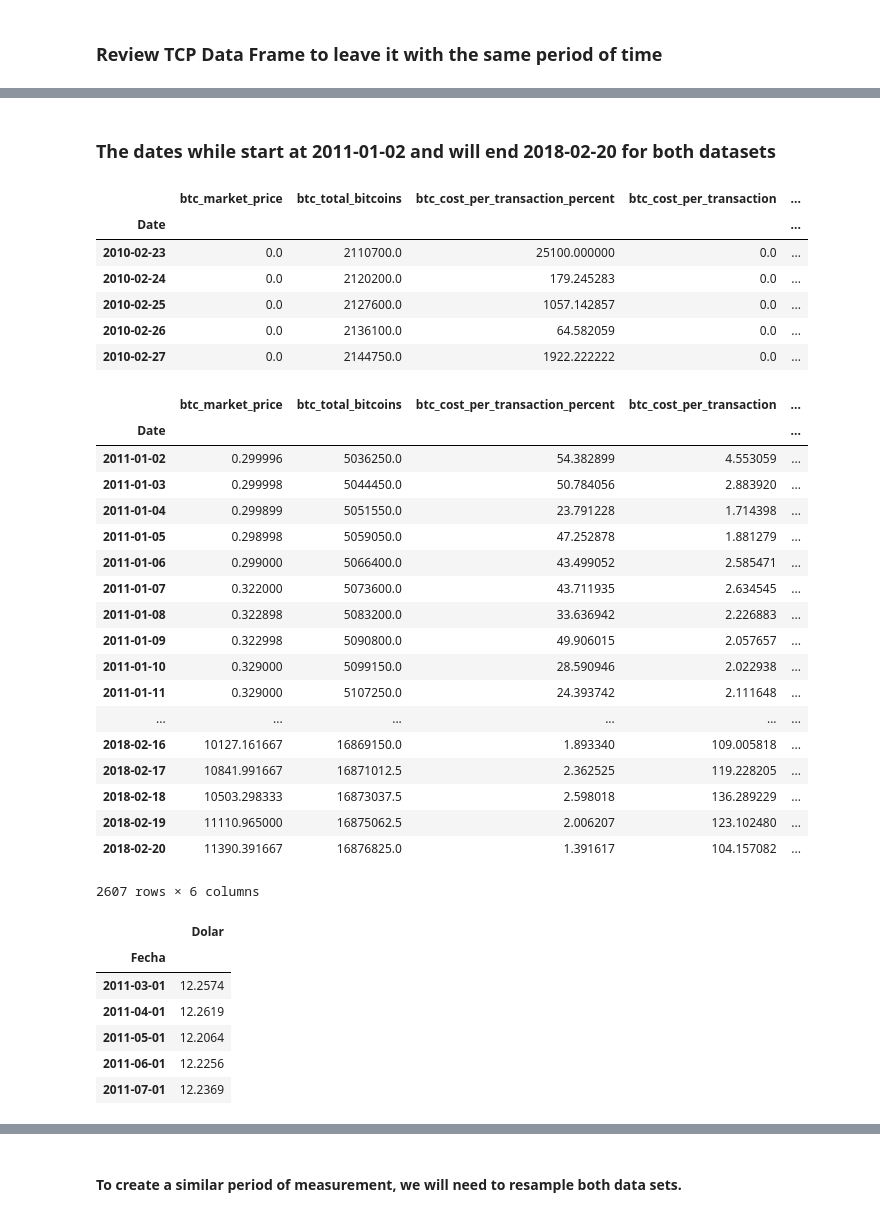
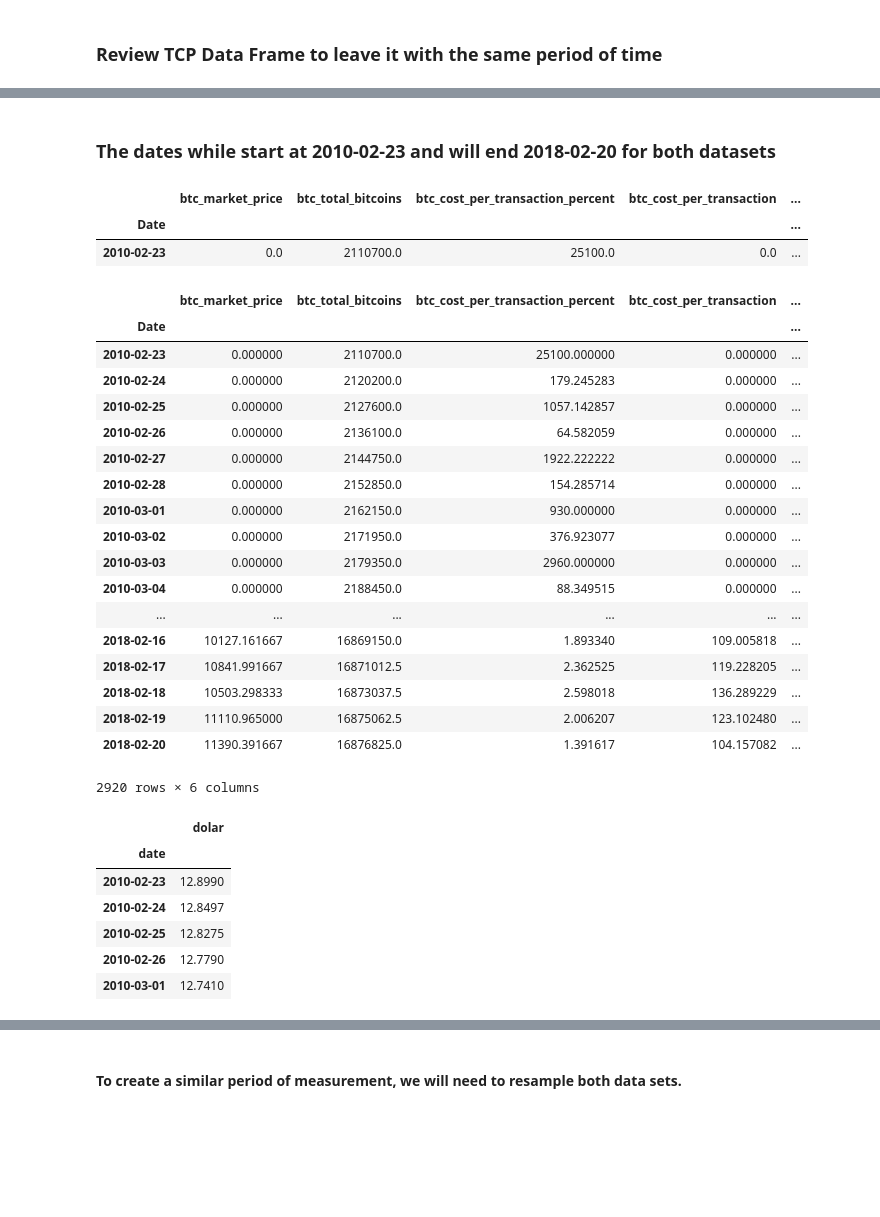
Before and after one commit to roayala/bitcoin_analysis, a Jupyter notebook: Bitcoin_ETL.ipynb, the cells around one changed output, grey strips where cells are left out. Saved outputs shown, nothing was run; the diff lists cells and outputs as text; code cells hidden in the pictures; blank space fills up the shorter version.

```diff
--- a/Bitcoin_ETL.ipynb
+++ b/Bitcoin_ETL.ipynb
@@ -213,39 +218,35 @@ Timestamp('2019-12-06 00:00:00')
 # %% [markdown]
-### The dates while start at 2011-01-02 and will end 2018-02-20 for both datasets
+### The dates while start at 2010-02-23 and will end 2018-02-20 for both datasets
 # %%
-new_bitcoin_df.set_index('Date', inplace=True)
+new_bitcoin_df.set_index('date', inplace=True)
 # %%
-new_bitcoin_df.head(5)
+new_bitcoin_df.head(1)
 # %% [output]
 |  | btc_market_price | btc_total_bitcoins | btc_cost_per_transaction_percent | btc_cost_per_transaction | ... |
 | Date |  |  |  |  | ... |
-| 2010-02-23 | 0.0 | 2110700.0 | 25100.000000 | 0.0 | ... |
-| 2010-02-24 | 0.0 | 2120200.0 | 179.245283 | 0.0 | ... |
-| 2010-02-25 | 0.0 | 2127600.0 | 1057.142857 | 0.0 | ... |
-| 2010-02-26 | 0.0 | 2136100.0 | 64.582059 | 0.0 | ... |
-| 2010-02-27 | 0.0 | 2144750.0 | 1922.222222 | 0.0 | ... |
+| 2010-02-23 | 0.0 | 2110700.0 | 25100.0 | 0.0 | ... |
 # %%
-bitcoin_db = new_bitcoin_df.loc['2011-01-02':'2018-02-20'].copy()
+bitcoin_db = new_bitcoin_df.loc['2010-02-23':'2018-02-20'].copy()
 bitcoin_db
 # %% [output]
 |  | btc_market_price | btc_total_bitcoins | btc_cost_per_transaction_percent | btc_cost_per_transaction | ... |
 | Date |  |  |  |  | ... |
-| 2011-01-02 | 0.299996 | 5036250.0 | 54.382899 | 4.553059 | ... |
-| 2011-01-03 | 0.299998 | 5044450.0 | 50.784056 | 2.883920 | ... |
-| 2011-01-04 | 0.299899 | 5051550.0 | 23.791228 | 1.714398 | ... |
-| 2011-01-05 | 0.298998 | 5059050.0 | 47.252878 | 1.881279 | ... |
-| 2011-01-06 | 0.299000 | 5066400.0 | 43.499052 | 2.585471 | ... |
-| 2011-01-07 | 0.322000 | 5073600.0 | 43.711935 | 2.634545 | ... |
-| 2011-01-08 | 0.322898 | 5083200.0 | 33.636942 | 2.226883 | ... |
-| 2011-01-09 | 0.322998 | 5090800.0 | 49.906015 | 2.057657 | ... |
-| 2011-01-10 | 0.329000 | 5099150.0 | 28.590946 | 2.022938 | ... |
-| 2011-01-11 | 0.329000 | 5107250.0 | 24.393742 | 2.111648 | ... |
+| 2010-02-23 | 0.000000 | 2110700.0 | 25100.000000 | 0.000000 | ... |
+| 2010-02-24 | 0.000000 | 2120200.0 | 179.245283 | 0.000000 | ... |
+| 2010-02-25 | 0.000000 | 2127600.0 | 1057.142857 | 0.000000 | ... |
+| 2010-02-26 | 0.000000 | 2136100.0 | 64.582059 | 0.000000 | ... |
+| 2010-02-27 | 0.000000 | 2144750.0 | 1922.222222 | 0.000000 | ... |
+| 2010-02-28 | 0.000000 | 2152850.0 | 154.285714 | 0.000000 | ... |
+| 2010-03-01 | 0.000000 | 2162150.0 | 930.000000 | 0.000000 | ... |
+| 2010-03-02 | 0.000000 | 2171950.0 | 376.923077 | 0.000000 | ... |
+| 2010-03-03 | 0.000000 | 2179350.0 | 2960.000000 | 0.000000 | ... |
+| 2010-03-04 | 0.000000 | 2188450.0 | 88.349515 | 0.000000 | ... |
 | ... | ... | ... | ... | ... | ... |
 | 2018-02-16 | 10127.161667 | 16869150.0 | 1.893340 | 109.005818 | ... |
 | 2018-02-17 | 10841.991667 | 16871012.5 | 2.362525 | 119.228205 | ... |
 | 2018-02-18 | 10503.298333 | 16873037.5 | 2.598018 | 136.289229 | ... |
 | 2018-02-19 | 11110.965000 | 16875062.5 | 2.006207 | 123.102480 | ... |
 | 2018-02-20 | 11390.391667 | 16876825.0 | 1.391617 | 104.157082 | ... |
-2607 rows × 6 columns
+2920 rows × 6 columns
 # %%
 # Now review the TCP index
@@ -253,11 +254,11 @@ tcp_df.set_index('Fecha',inplace = True)
 # %%
-tcp_df.head(5)
+tcp_df.(5)
 # %% [output]
-|  | Dolar |
-| Fecha |  |
-| 2011-03-01 | 12.2574 |
-| 2011-04-01 | 12.2619 |
-| 2011-05-01 | 12.2064 |
-| 2011-06-01 | 12.2256 |
-| 2011-07-01 | 12.2369 |
+|  | dolar |
+| date |  |
+| 2010-02-23 | 12.8990 |
+| 2010-02-24 | 12.8497 |
+| 2010-02-25 | 12.8275 |
+| 2010-02-26 | 12.7790 |
+| 2010-03-01 | 12.7410 |
 # %%
```
Also changed, not shown: parts of 51 cells of this notebook.
